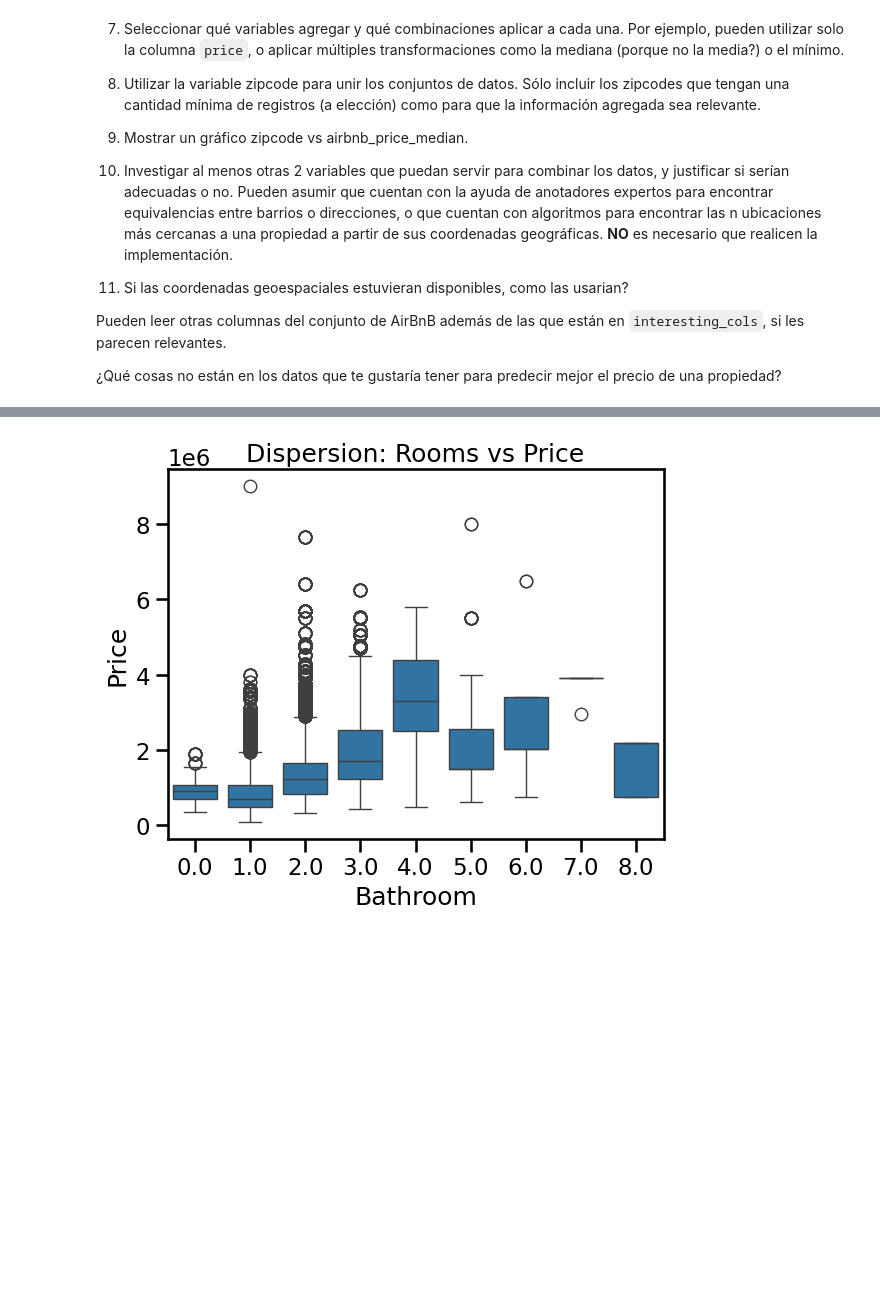
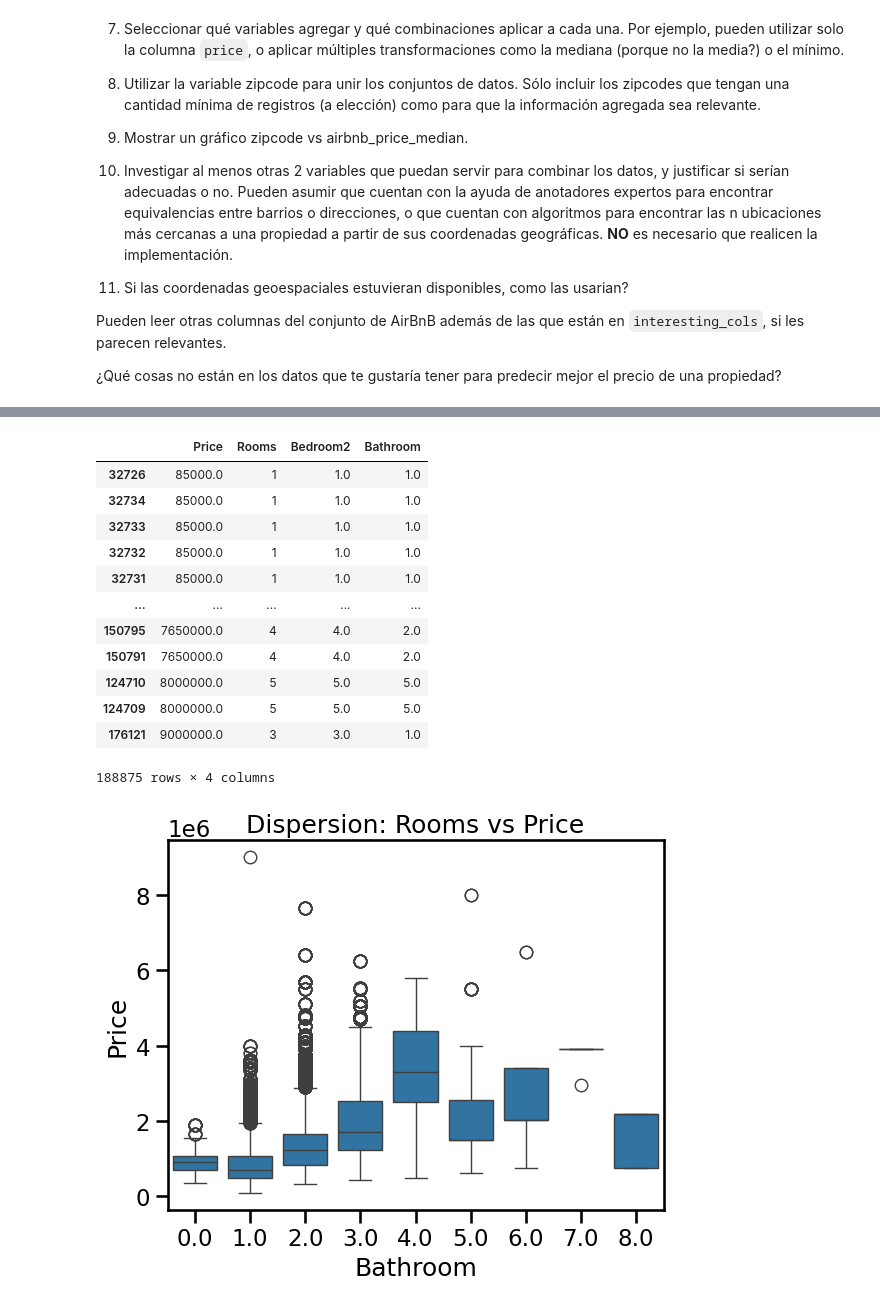
Before and after one commit to ramirobarone/CienciaDeDatosDiplo, a Jupyter notebook: Entregable_parte_1_eycd.ipynb, the cells around one changed output, grey strips where cells are left out. Cells and saved outputs as stored; diff of their text form; code cells hidden in the pictures; blank space fills up the shorter version.

```diff
--- a/Entregable_parte_1_eycd.ipynb
+++ b/Entregable_parte_1_eycd.ipynb
@@ -368,4 +367,20 @@ plt.show()
 [figure]
+# %%
+result.sort_values(by='Price', ascending=True)
+# %% [output]
+|  | Price | Rooms | Bedroom2 | Bathroom |
+| 32726 | 85000.0 | 1 | 1.0 | 1.0 |
+| 32734 | 85000.0 | 1 | 1.0 | 1.0 |
+| 32733 | 85000.0 | 1 | 1.0 | 1.0 |
+| 32732 | 85000.0 | 1 | 1.0 | 1.0 |
+| 32731 | 85000.0 | 1 | 1.0 | 1.0 |
+| ... | ... | ... | ... | ... |
+| 150795 | 7650000.0 | 4 | 4.0 | 2.0 |
+| 150791 | 7650000.0 | 4 | 4.0 | 2.0 |
+| 124710 | 8000000.0 | 5 | 5.0 | 5.0 |
+| 124709 | 8000000.0 | 5 | 5.0 | 5.0 |
+| 176121 | 9000000.0 | 3 | 3.0 | 1.0 |
+188875 rows × 4 columns
 # %%
 seaborn.boxplot(x='Bathroom', y='Price', data=result)
 plt.title('Dispersion: Rooms vs Price')
```
Also changed, not shown: parts of 12 cells of this notebook.
